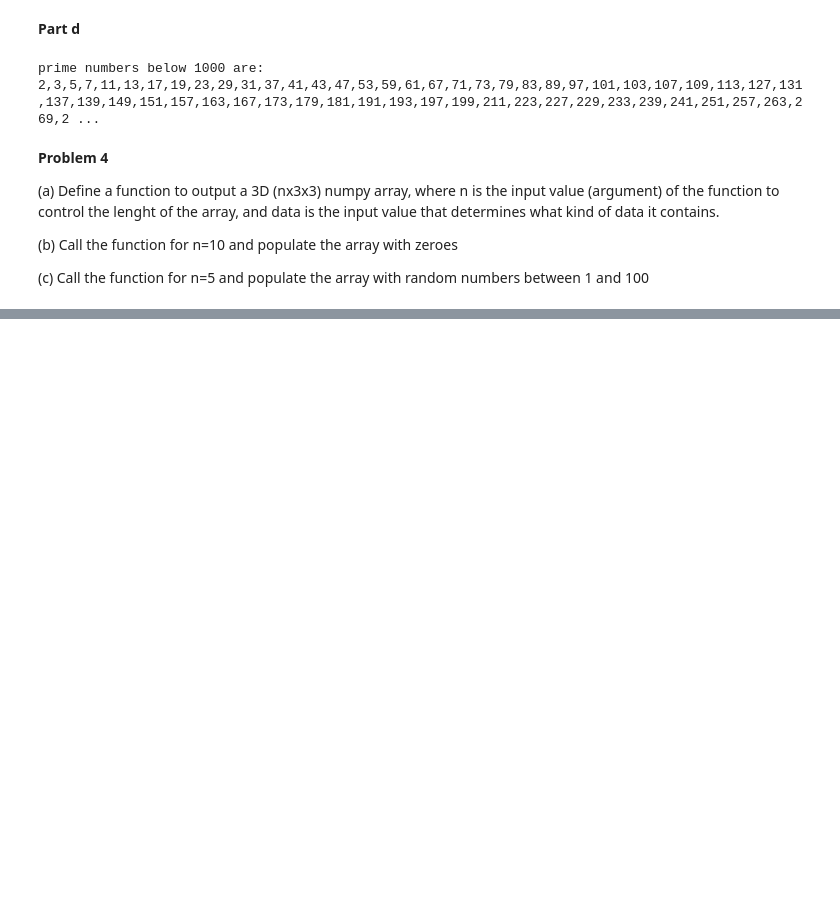
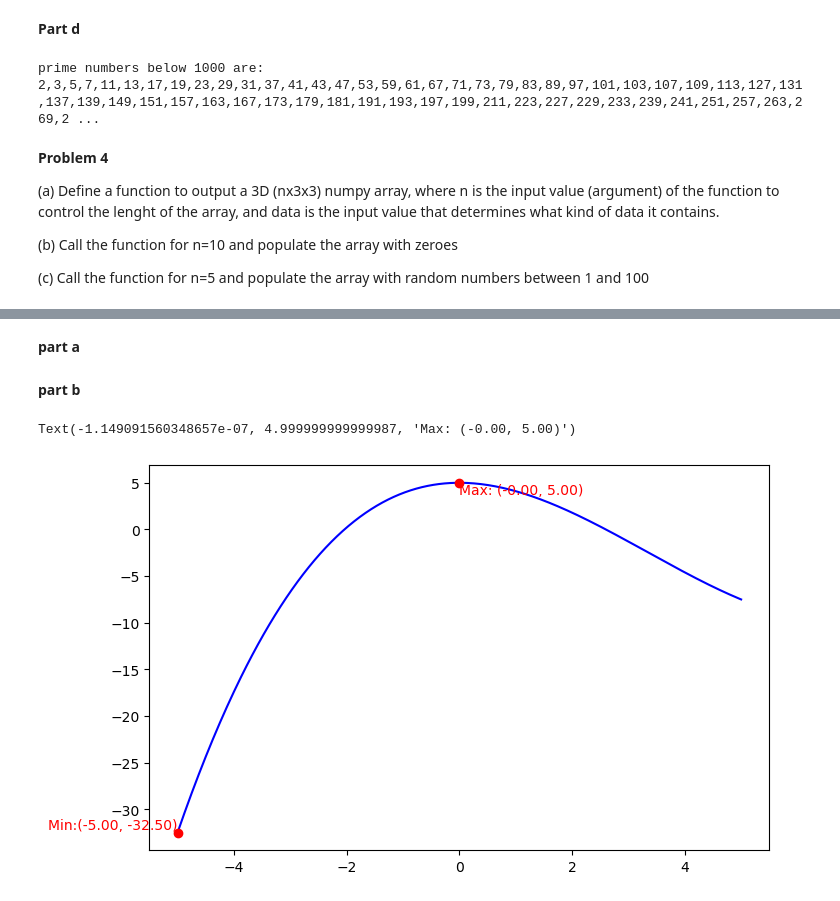
Before and after one commit to ashlyn-bodin/assignment1, a Jupyter notebook: jup_1.ipynb, the cells around one changed output, grey strips where cells are left out. Cells and saved outputs as stored; diff of their text form; code cells hidden in the pictures; blank space fills up the shorter version.

```diff
--- a/jup_1.ipynb
+++ b/jup_1.ipynb
@@ -124,0 +229,2 @@ prime numbers below 1000 are:
+# %% [markdown]
+**part a**
@@ -124,0 +235,23 @@ prime numbers below 1000 are:
+# %%
+def f(x):
+    return 0.1 * x**3 - x**2 + 5
+x_values = np.linspace(-5, 5, 400)
+y_values = f(x_values)
+# %%
+res_min = minimize_scalar(f, bounds=(-5, 5), method='bounded')
+res_max = minimize_scalar(lambda x: -f(x), bounds=(-5, 5), method='bounded')
+x_min, y_min = res_min.x, res_min.fun
+x_max, y_max = res_max.x, -res_max.fun
+# %% [markdown]
+**part b**
+# %%
+plt.figure(figsize=(8, 5))
+plt.plot(x_values, y_values, label=r'$y = 0.1x^3 - x^2 + 5$', color='b')
+plt.scatter([x_min, x_max], [y_min, y_max], color='red', zorder=3)
+plt.text(x_min, y_min, f'Min:({x_min:.2f}, {y_min:.2f})',
+         verticalalignment ='bottom', horizontalalignment='right', fontsize=10, color='red')
+plt.text(x_max, y_max, f'Max: ({x_max:.2f}, {y_max:.2f})',
+         verticalalignment='top', horizontalalignment='left', fontsize=10, color='red')
+# %% [output]
+Text(-1.149091560348657e-07, 4.999999999999987, 'Max: (-0.00, 5.00)')
+[figure, added]
```
Also changed, not shown: parts of 12 cells of this notebook.
